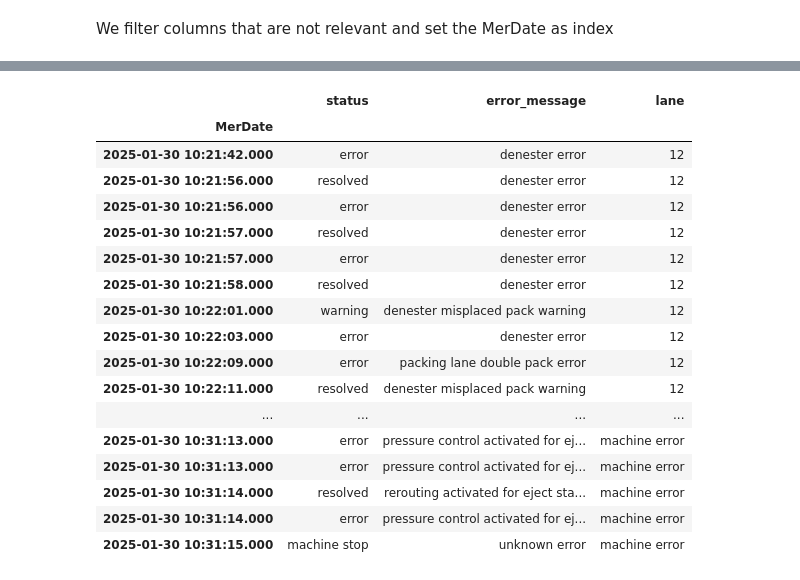
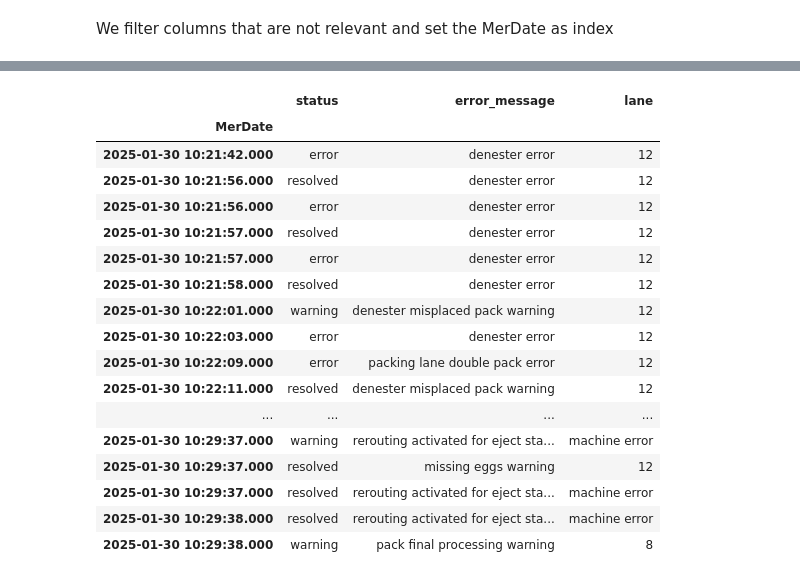
Before and after one commit to AcidSudo/Sanovo_19052025, a Jupyter notebook: exploration_19052025.ipynb, the cells around one changed output, grey strips where cells are left out. Saved outputs shown, nothing was run; the diff lists cells and outputs as text; code cells hidden in the pictures.

```diff
--- a/exploration_19052025.ipynb
+++ b/exploration_19052025.ipynb
@@ -194,23 +194,23 @@ data_filtered.head(5)
 # %%
 data_filtered = data_filtered.drop(columns=['MerType', 'MerNumber', 'MerSubNumber', 'MerData1', 'MerData2', 'MerData3'])
 # %%
-data_filtered.head(2000)
+data_filtered.head(300)
 # %% [output]
 |  | status | error_message | lane |
 | MerDate |  |  |  |
 | 2025-01-30 10:21:42.000 | error | denester error | 12 |
 | 2025-01-30 10:21:56.000 | resolved | denester error | 12 |
 | 2025-01-30 10:21:56.000 | error | denester error | 12 |
 | 2025-01-30 10:21:57.000 | resolved | denester error | 12 |
 | 2025-01-30 10:21:57.000 | error | denester error | 12 |
 | 2025-01-30 10:21:58.000 | resolved | denester error | 12 |
 | 2025-01-30 10:22:01.000 | warning | denester misplaced pack warning | 12 |
 | 2025-01-30 10:22:03.000 | error | denester error | 12 |
 | 2025-01-30 10:22:09.000 | error | packing lane double pack error | 12 |
 | 2025-01-30 10:22:11.000 | resolved | denester misplaced pack warning | 12 |
 | ... | ... | ... | ... |
-| 2025-01-30 10:31:13.000 | error | pressure control activated for ej... | machine error |
-| 2025-01-30 10:31:13.000 | error | pressure control activated for ej... | machine error |
-| 2025-01-30 10:31:14.000 | resolved | rerouting activated for eject sta... | machine error |
-| 2025-01-30 10:31:14.000 | error | pressure control activated for ej... | machine error |
-| 2025-01-30 10:31:15.000 | machine stop | unknown error | machine error |
+| 2025-01-30 10:29:37.000 | warning | rerouting activated for eject sta... | machine error |
+| 2025-01-30 10:29:37.000 | resolved | missing eggs warning | 12 |
+| 2025-01-30 10:29:37.000 | resolved | rerouting activated for eject sta... | machine error |
+| 2025-01-30 10:29:38.000 | resolved | rerouting activated for eject sta... | machine error |
+| 2025-01-30 10:29:38.000 | warning | pack final processing warning | 8 |
```
Also changed, not shown: 1 other file.
